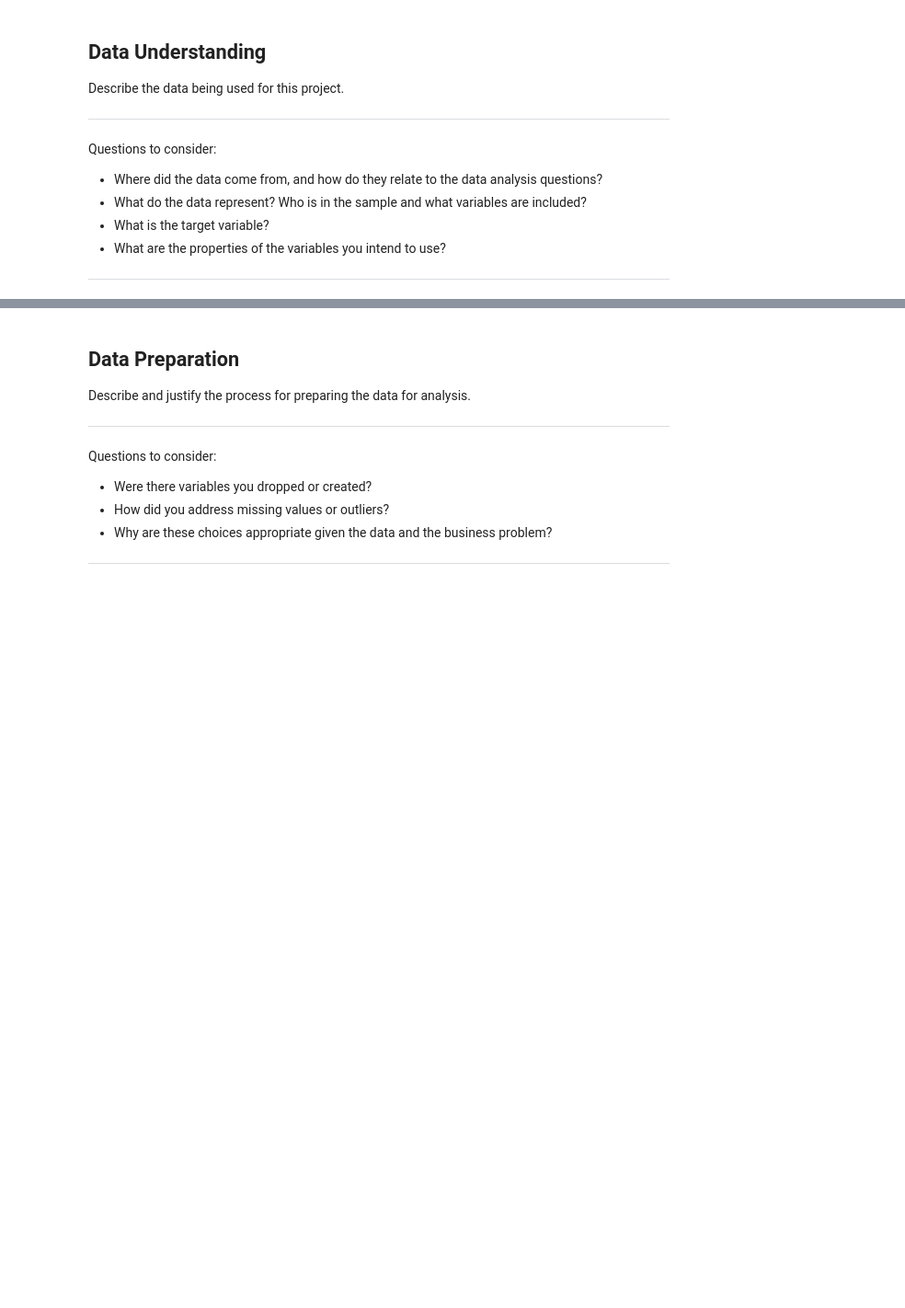
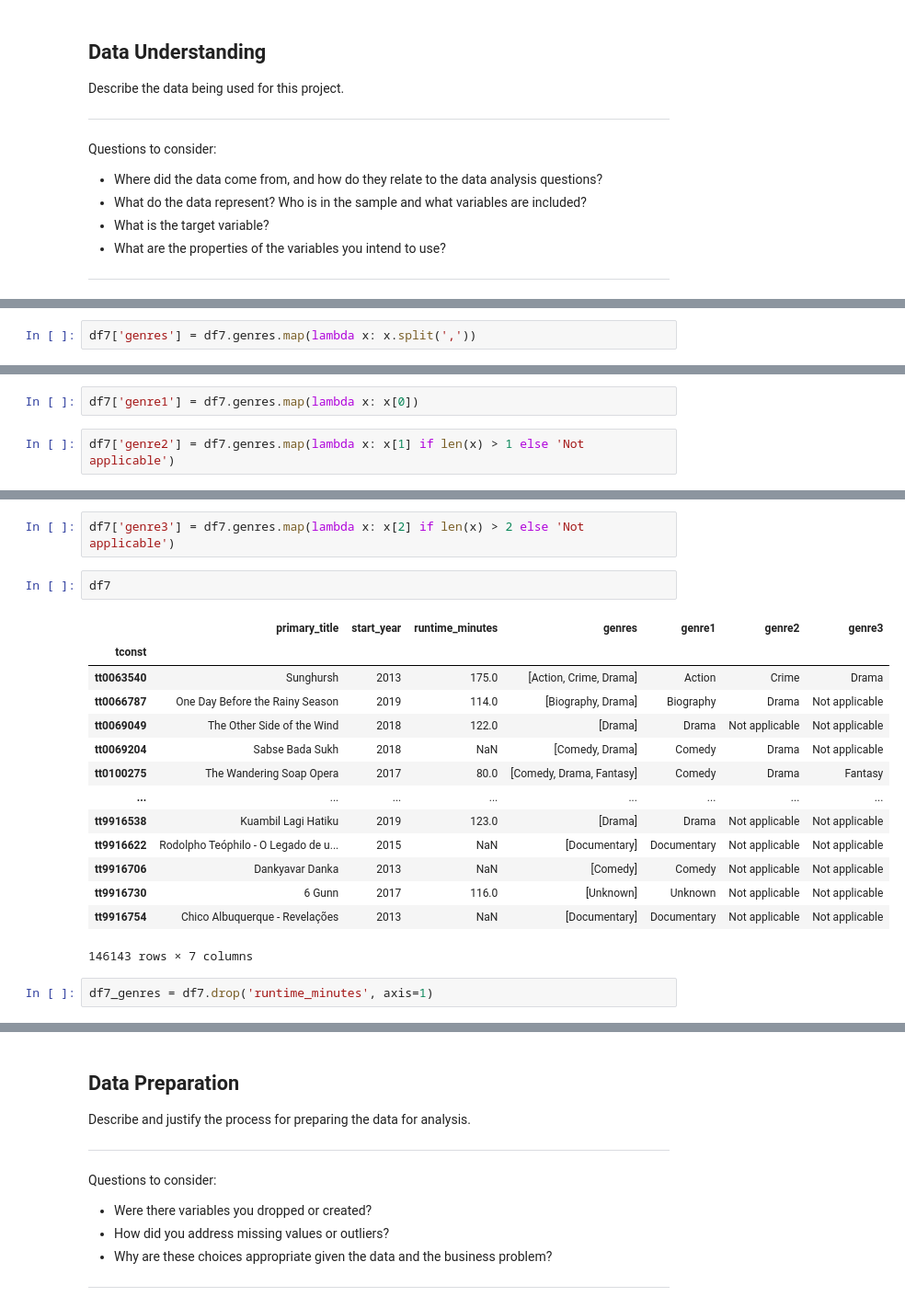
Before and after one commit to chubecca21/microsoft-movie-analysis, a Jupyter notebook: dsc-phase1-project-template.ipynb, the cells around one changed output, grey strips where cells are left out. Shown: that part at 92% size. Cells and saved outputs as stored; diff of their text form; blank space fills up the shorter version.

```diff
--- a/dsc-phase1-project-template.ipynb
+++ b/dsc-phase1-project-template.ipynb
@@ -43,0 +374,2 @@ import seaborn as sns
+# %%
+df7['genres'] = df7.genres.map(lambda x: x.split(','))
@@ -43,0 +384,4 @@ import seaborn as sns
+# %%
+df7['genre1'] = df7.genres.map(lambda x: x[0])
+# %%
+df7['genre2'] = df7.genres.map(lambda x: x[1] if len(x) > 1 else 'Not applicable')
@@ -43,0 +415,21 @@ import seaborn as sns
+# %%
+df7['genre3'] = df7.genres.map(lambda x: x[2] if len(x) > 2 else 'Not applicable')
+# %%
+df7
+# %% [output]
+|  | primary_title | start_year | runtime_minutes | genres | genre1 | genre2 | genre3 |
+| tconst |  |  |  |  |  |  |  |
+| tt0063540 | Sunghursh | 2013 | 175.0 | [Action, Crime, Drama] | Action | Crime | Drama |
+| tt0066787 | One Day Before the Rainy Season | 2019 | 114.0 | [Biography, Drama] | Biography | Drama | Not applicable |
+| tt0069049 | The Other Side of the Wind | 2018 | 122.0 | [Drama] | Drama | Not applicable | Not applicable |
+| tt0069204 | Sabse Bada Sukh | 2018 | NaN | [Comedy, Drama] | Comedy | Drama | Not applicable |
+| tt0100275 | The Wandering Soap Opera | 2017 | 80.0 | [Comedy, Drama, Fantasy] | Comedy | Drama | Fantasy |
+| ... | ... | ... | ... | ... | ... | ... | ... |
+| tt9916538 | Kuambil Lagi Hatiku | 2019 | 123.0 | [Drama] | Drama | Not applicable | Not applicable |
+| tt9916622 | Rodolpho Teóphilo - O Legado de u... | 2015 | NaN | [Documentary] | Documentary | Not applicable | Not applicable |
+| tt9916706 | Dankyavar Danka | 2013 | NaN | [Comedy] | Comedy | Not applicable | Not applicable |
+| tt9916730 | 6 Gunn | 2017 | 116.0 | [Unknown] | Unknown | Not applicable | Not applicable |
+| tt9916754 | Chico Albuquerque - Revelações | 2013 | NaN | [Documentary] | Documentary | Not applicable | Not applicable |
+146143 rows × 7 columns
+# %%
+df7_genres = df7.drop('runtime_minutes', axis=1)
```
Also changed, not shown: parts of 46 cells of this notebook.
